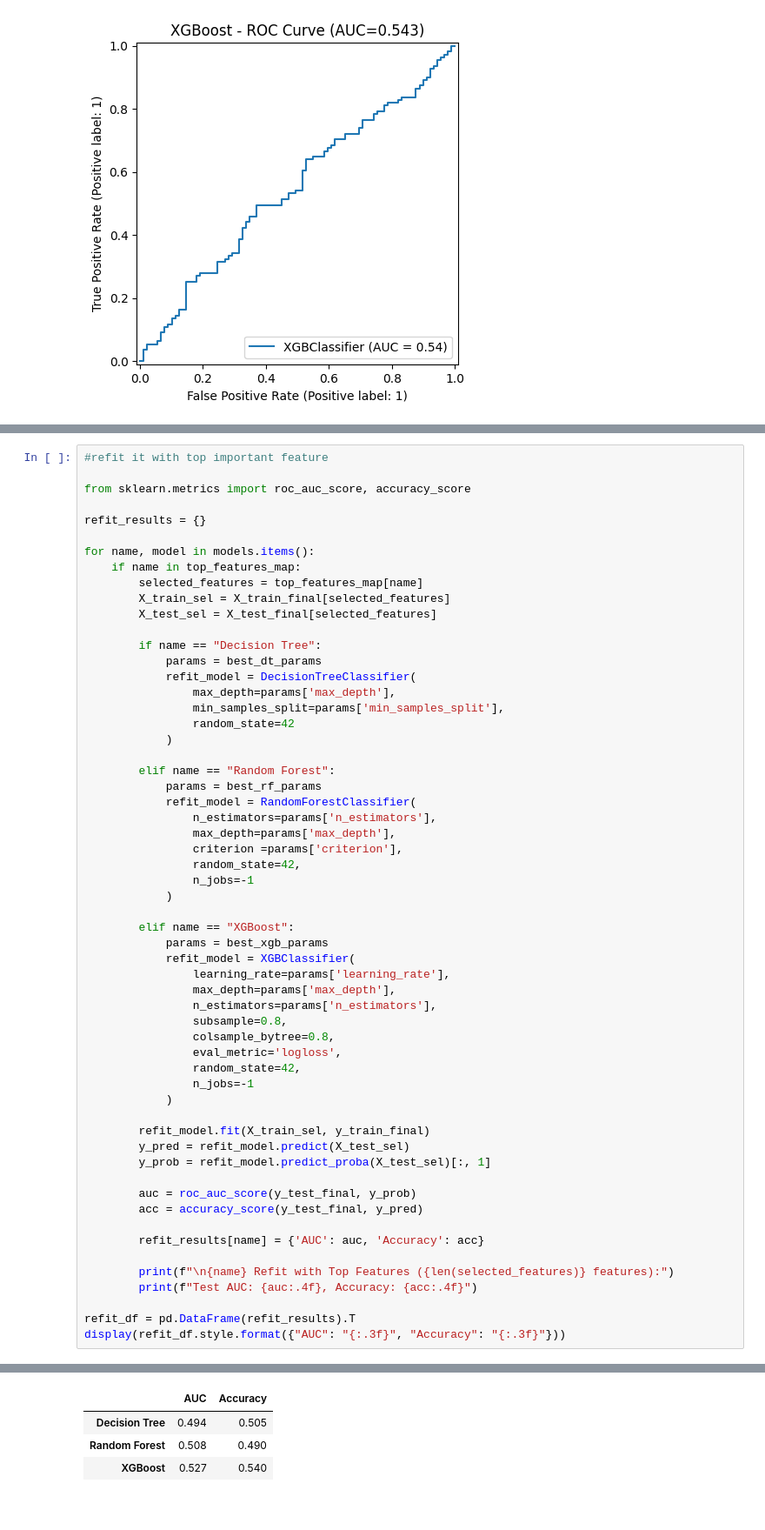
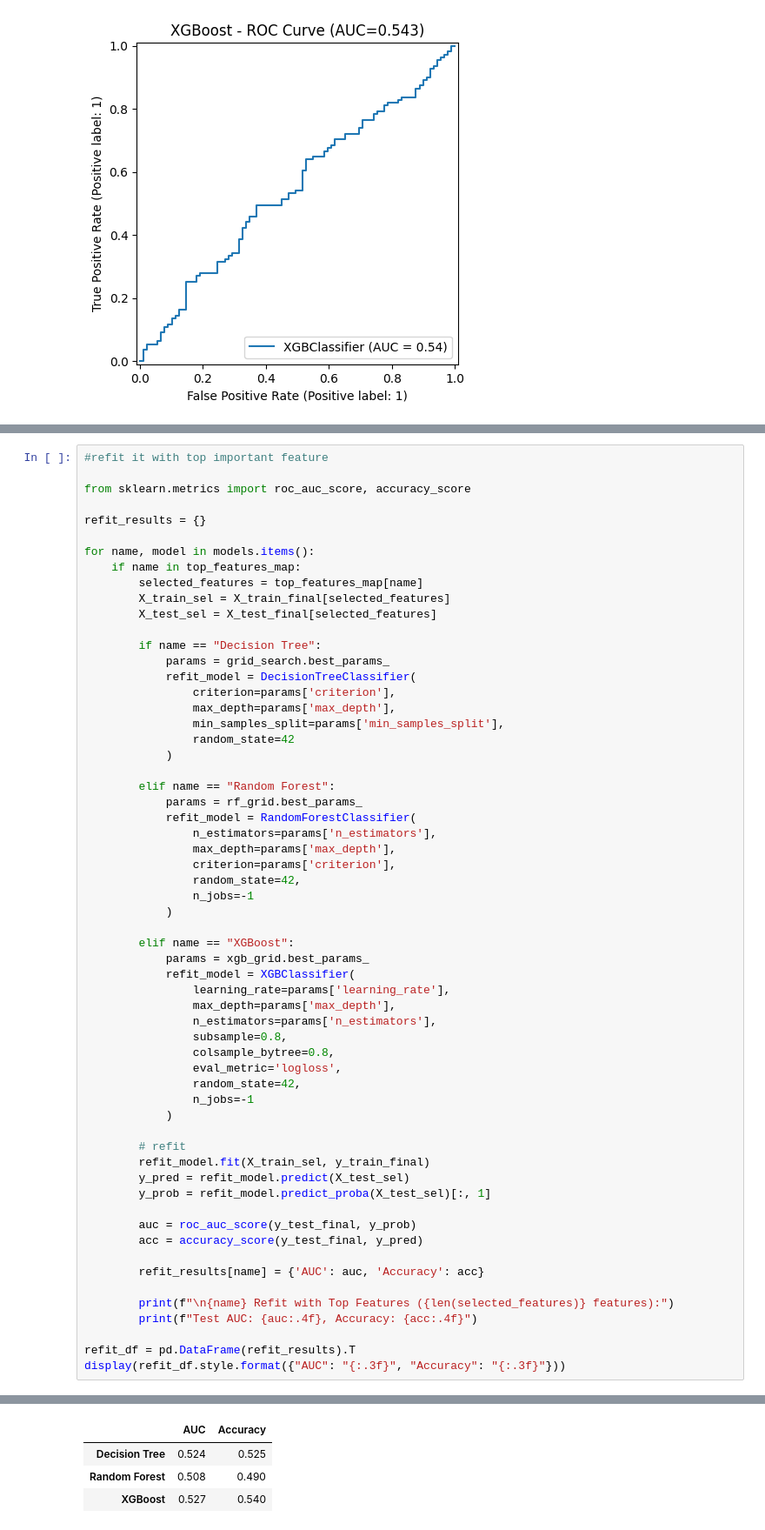
Before and after one commit to timnd08/hair-health-model, a Jupyter notebook: main_TreeBasedModel.ipynb, the cells around one changed output, grey strips where cells are left out. Shown at 87% size. Cells and saved outputs as stored; diff of their text form.

Commit message:
Add files via upload
Update: added GridSearchCV tuning and refit with top features

```diff
--- a/main_TreeBasedModel.ipynb
+++ b/main_TreeBasedModel.ipynb
@@ -649,25 +569,26 @@ for name, model in models.items():
         X_test_sel = X_test_final[selected_features]
 
         if name == "Decision Tree":
-            params = best_dt_params
+            params = grid_search.best_params_
             refit_model = DecisionTreeClassifier(
+                criterion=params['criterion'],
                 max_depth=params['max_depth'],
                 min_samples_split=params['min_samples_split'],
                 random_state=42
             )
 
         elif name == "Random Forest":
-            params = best_rf_params
+            params = rf_grid.best_params_
             refit_model = RandomForestClassifier(
                 n_estimators=params['n_estimators'],
                 max_depth=params['max_depth'],
-                criterion =params['criterion'],
+                criterion=params['criterion'],
                 random_state=42,
                 n_jobs=-1
             )
 
         elif name == "XGBoost":
-            params = best_xgb_params
+            params = xgb_grid.best_params_
             refit_model = XGBClassifier(
                 learning_rate=params['learning_rate'],
                 max_depth=params['max_depth'],
@@ -679,6 +600,7 @@ for name, model in models.items():
                 n_jobs=-1
             )
 
+        # refit
         refit_model.fit(X_train_sel, y_train_final)
         y_pred = refit_model.predict(X_test_sel)
         y_prob = refit_model.predict_proba(X_test_sel)[:, 1]
@@ -699,10 +621,10 @@ Test AUC: 0.4941, Accuracy: 0.5050
 
 Random Forest Refit with Top Features (5 features):
 Test AUC: 0.5076, Accuracy: 0.4900
 
 XGBoost Refit with Top Features (5 features):
 Test AUC: 0.5265, Accuracy: 0.5400
 |  | AUC | Accuracy |
-| Decision Tree | 0.494 | 0.505 |
+| Decision Tree | 0.524 | 0.525 |
 | Random Forest | 0.508 | 0.490 |
 | XGBoost | 0.527 | 0.540 |
```
Also changed, not shown: parts of 7 cells of this notebook.
